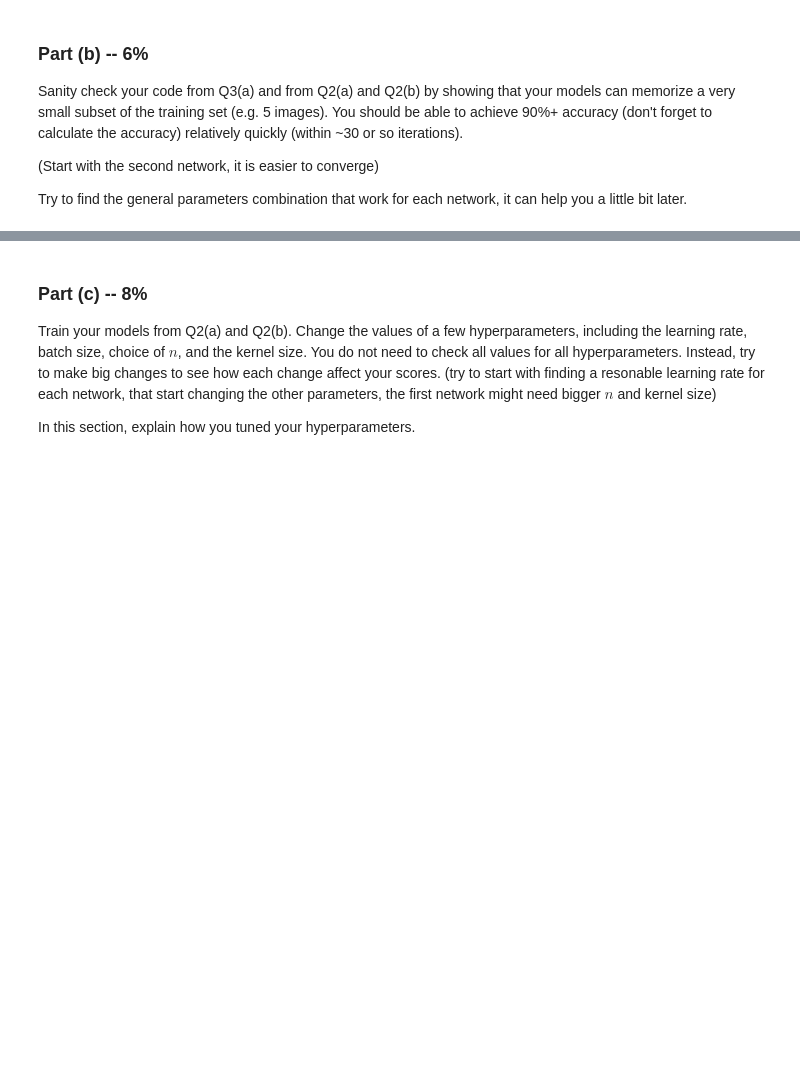
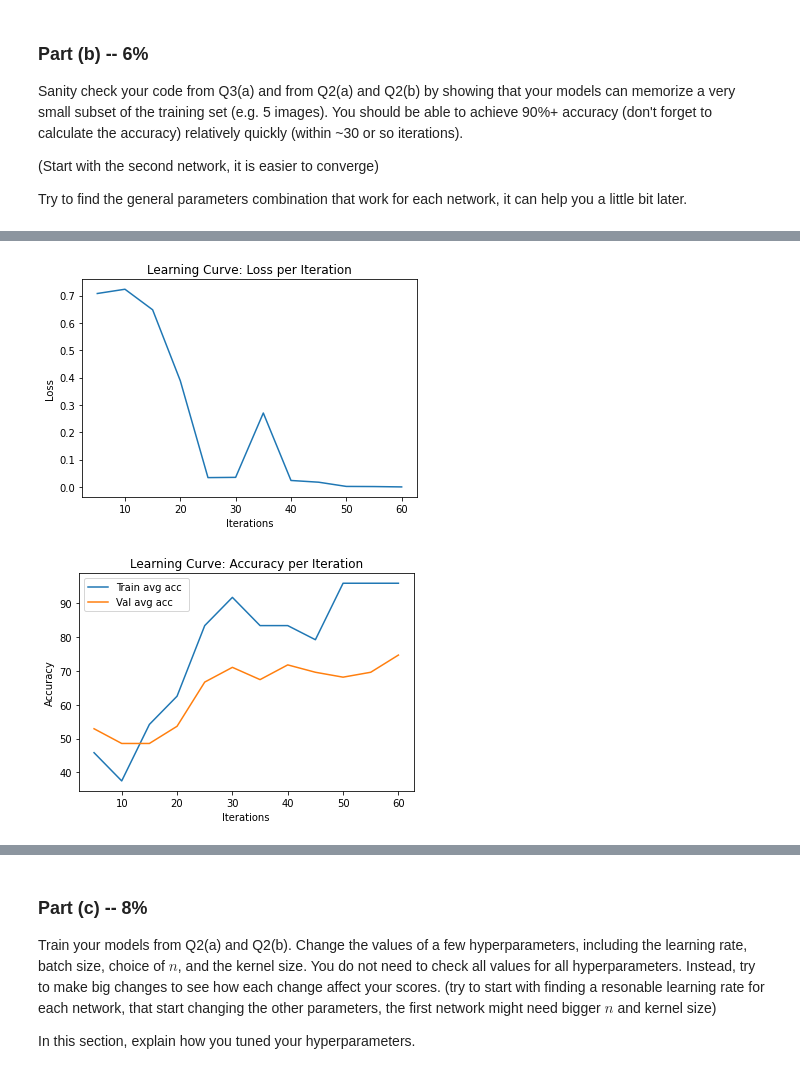
Before and after one commit to shaniklein/Introduction-to-Deep-Learning, a Jupyter notebook: Assignment3_ipynb_json.ipynb, the cells around one changed output, grey strips where cells are left out. Cells and saved outputs as stored; diff of their text form; code cells hidden in the pictures; blank space fills up the shorter version.

```diff
--- a/Assignment3_ipynb_json.ipynb
+++ b/Assignment3_ipynb_json.ipynb
@@ -635,20 +660,12 @@ relatively quickly (within ~30 or so iterations).
 
 Try to find the general parameters combination that work for each network, it can help you a little bit later.
 # %%
-learning_curve_infos=[]
-bs=2
-lr=0.0005
-for lr in [0.001,0.005]:
-  title="batch size: "+str(bs)+ " lr: "+str(lr)
-  print(title)
-
-  model = CNNChannel()
-  model.to(device)
-
-  learning_curve_infos.append(train(model,train_data=train_data[:4,:,:,:,:,:],
-            validation_data=valid_data[:4,:,:,:,:,:],
-            batch_size=bs,
-            learning_rate=lr,
-            weight_decay=0,
-            epochs=10))
-plot_learning_curve(learning_curve_infos,title,rows=1,cols=2)
+model = CNNChannel()
+model.to(device)
+title=""
+learning_curve_infos=train(model,train_data=train_data[:4,:,:,:,:,:],
+          validation_data=valid_data[:4,:,:,:,:,:],
+          batch_size=2,
+          learning_rate=0.0005,
+          weight_decay=0,
+          epochs=60)
@@ -655,3 +685,8 @@ plot_learning_curve(learning_curve_infos,title,rows=1,cols=2)
+# %%
+plot_learning_curve([learning_curve_infos],title,rows=1,cols=1)
+# %% [output]
+[figure, added]
+[figure, added]
 # %%
 model = CNN()
 model.to(device)
```
Also changed, not shown: parts of 12 cells of this notebook.
